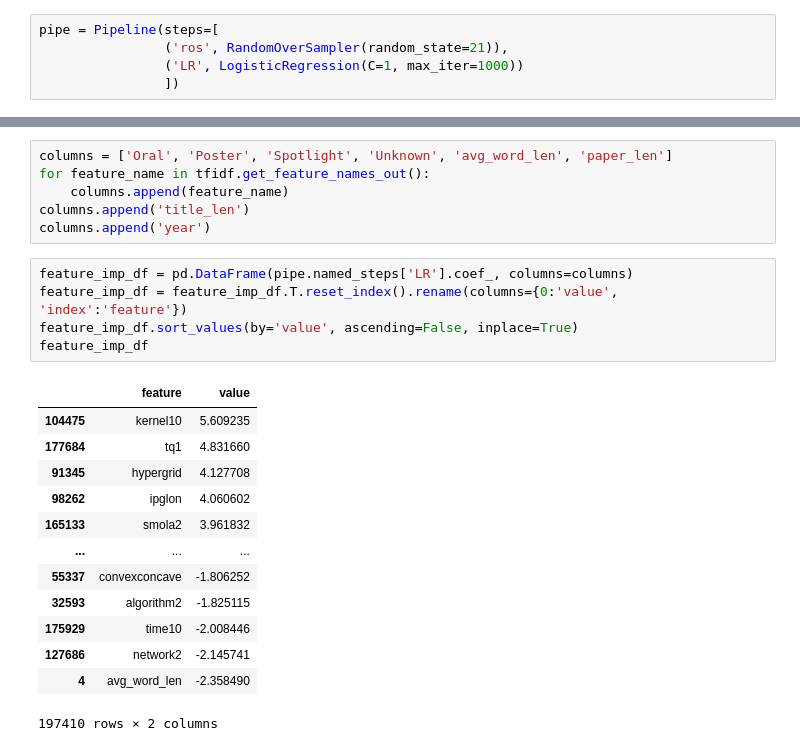
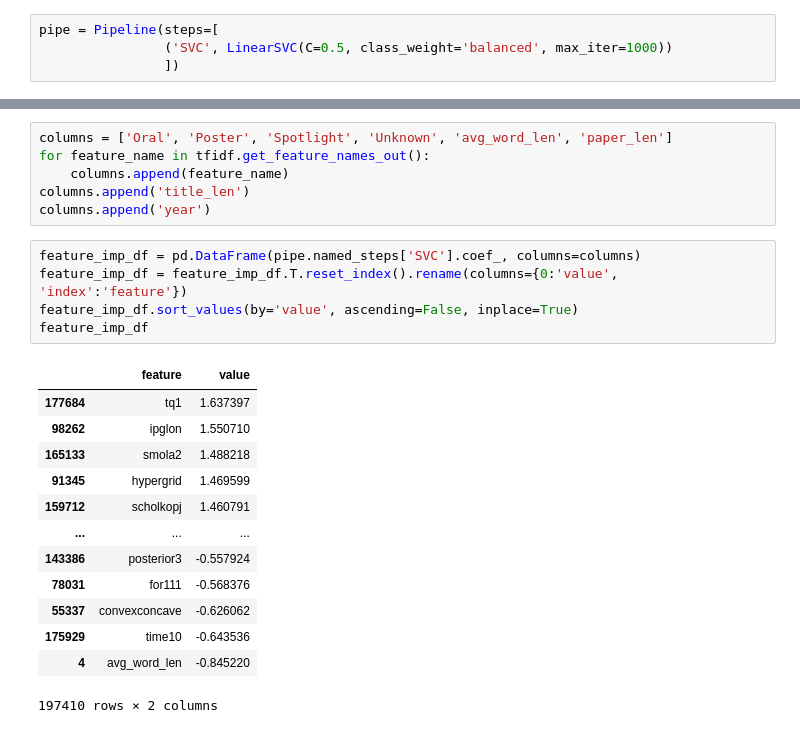
Before and after one commit to wwhite5/Springboard-Capstone-1-NLP, a Jupyter notebook: Notebooks/One_Author_advanced_2.ipynb, the cells around one changed output, grey strips where cells are left out. Drawn from its saved outputs; the diff is of its cells as text.

```diff
--- a/Notebooks/One_Author_advanced_2.ipynb
+++ b/Notebooks/One_Author_advanced_2.ipynb
@@ -914,8 +1041,7 @@ X_train = hstack([other_features_train, X_train_vector])
 X_test = hstack([other_features_test, X_test_vector])
 # %%
 pipe = Pipeline(steps=[
-                ('ros', RandomOverSampler(random_state=21)),
-                ('LR', LogisticRegression(C=1, max_iter=1000))
+                ('SVC', LinearSVC(C=0.5, class_weight='balanced', max_iter=1000))
                 ])
 # %%
 pipe.fit(X_train, y_train)
@@ -957,21 +1084,21 @@ for feature_name in tfidf.get_feature_names_out():
 columns.append('title_len')
 columns.append('year')
 # %%
-feature_imp_df = pd.DataFrame(pipe.named_steps['LR'].coef_, columns=columns)
+feature_imp_df = pd.DataFrame(pipe.named_steps['SVC'].coef_, columns=columns)
 feature_imp_df = feature_imp_df.T.reset_index().rename(columns={0:'value', 'index':'feature'})
 feature_imp_df.sort_values(by='value', ascending=False, inplace=True)
 feature_imp_df
 # %% [output]
 |  | feature | value |
-| 104475 | kernel10 | 5.609235 |
-| 177684 | tq1 | 4.831660 |
-| 91345 | hypergrid | 4.127708 |
-| 98262 | ipglon | 4.060602 |
-| 165133 | smola2 | 3.961832 |
+| 177684 | tq1 | 1.637397 |
+| 98262 | ipglon | 1.550710 |
+| 165133 | smola2 | 1.488218 |
+| 91345 | hypergrid | 1.469599 |
+| 159712 | scholkopj | 1.460791 |
 | ... | ... | ... |
-| 55337 | convexconcave | -1.806252 |
-| 32593 | algorithm2 | -1.825115 |
-| 175929 | time10 | -2.008446 |
-| 127686 | network2 | -2.145741 |
-| 4 | avg_word_len | -2.358490 |
+| 143386 | posterior3 | -0.557924 |
+| 78031 | for111 | -0.568376 |
+| 55337 | convexconcave | -0.626062 |
+| 175929 | time10 | -0.643536 |
+| 4 | avg_word_len | -0.845220 |
 197410 rows × 2 columns
```
Also changed, not shown: parts of 52 cells of this notebook, 1 other file.
